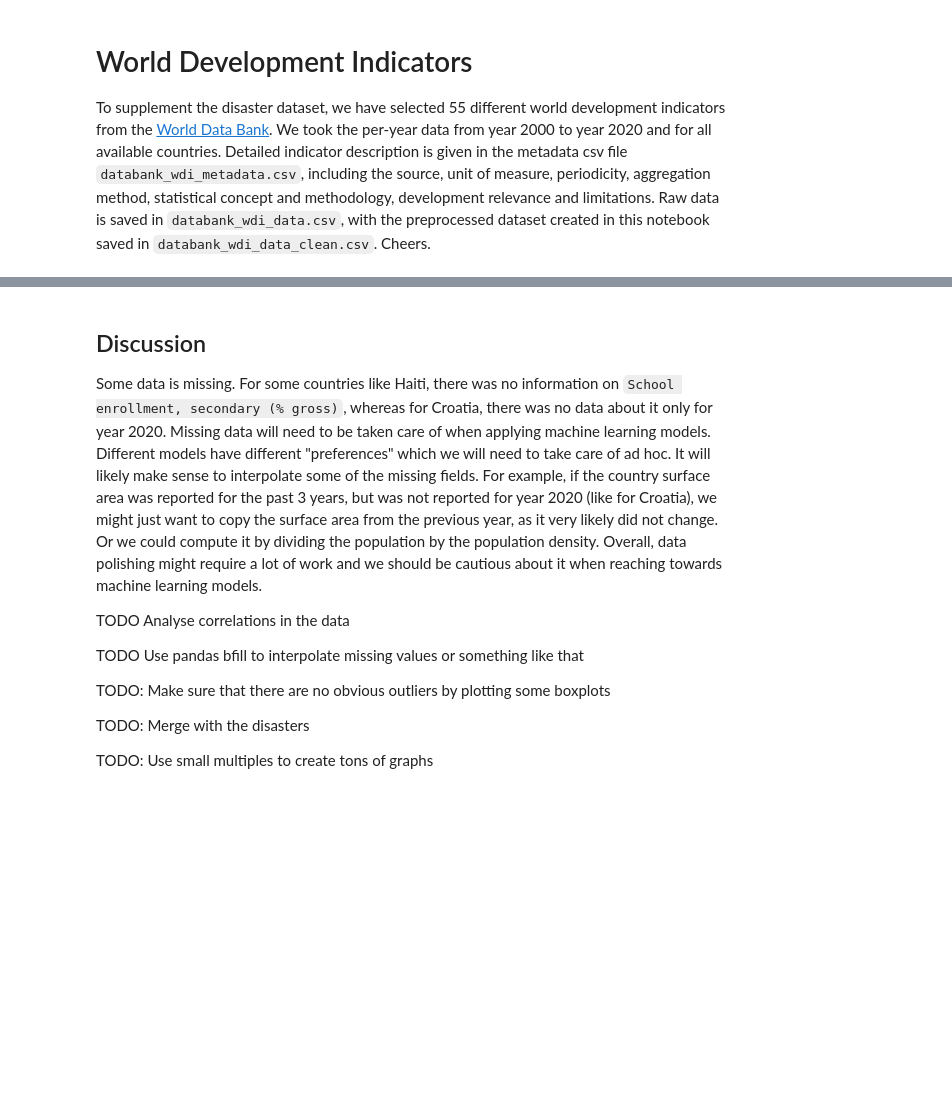
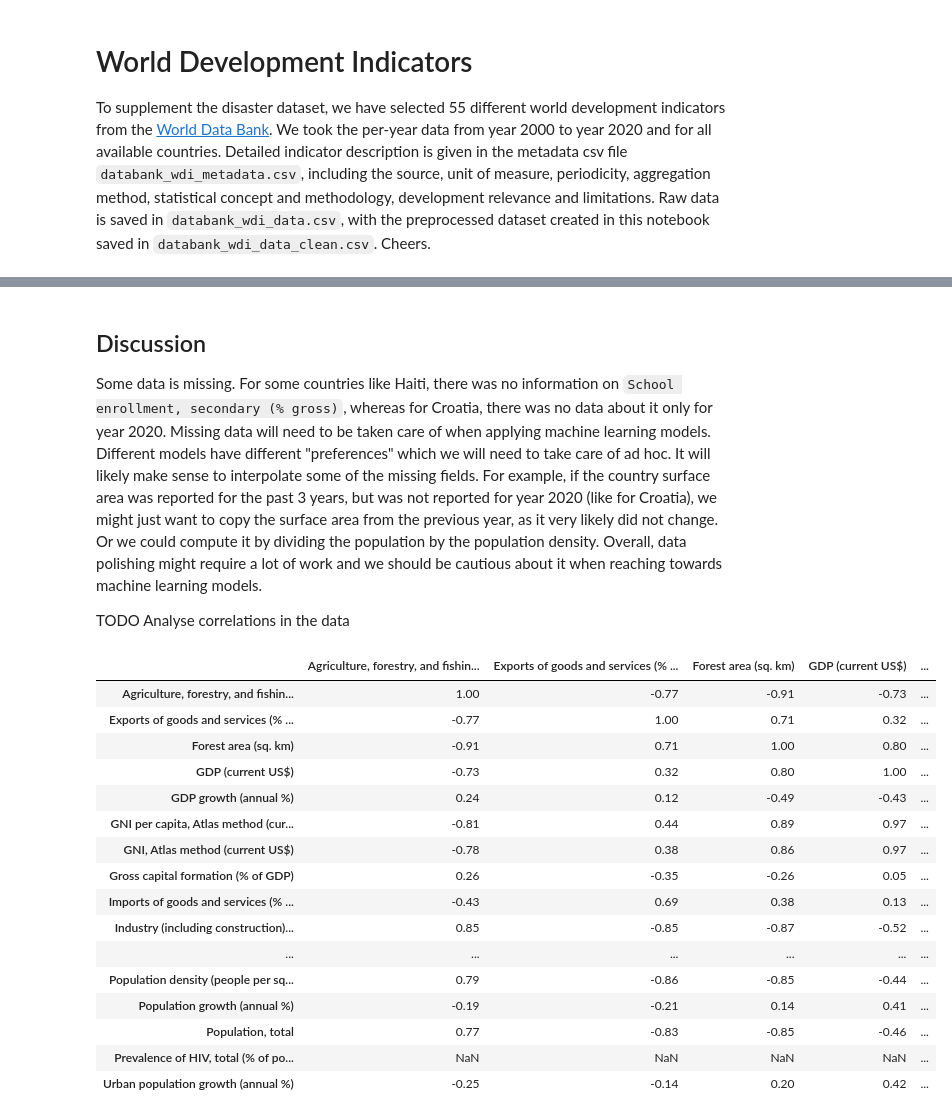
Before and after one commit to epfl-ada/ada-2021-project-hivemind, a Jupyter notebook: dataset_wdi.ipynb, the cells around one changed output, grey strips where cells are left out. Cells and saved outputs as stored; diff of their text form; code cells hidden in the pictures; blank space fills up the shorter version.

Commit message:
Correlate indicators of a country

```diff
--- a/dataset_wdi.ipynb
+++ b/dataset_wdi.ipynb
@@ -58,11 +134,37 @@ haiti[haiti.indicator_name.isin(interesting_indicators)]
 Some data is missing. For some countries like Haiti, there was no information on `School enrollment, secondary (% gross)`, whereas for Croatia, there was no data about it only for year 2020. Missing data will need to be taken care of when applying machine learning models. Different models have different "preferences" which we will need to take care of ad hoc. It will likely make sense to interpolate some of the missing fields. For example, if the country surface area was reported for the past 3 years, but was not reported for year 2020 (like for Croatia), we might just want to copy the surface area from the previous year, as it very likely did not change. Or we could compute it by dividing the population by the population density. Overall, data polishing might require a lot of work and we should be cautious about it when reaching towards machine learning models.
 
 TODO Analyse correlations in the data
-
-TODO Use pandas bfill to interpolate missing values or something like that
-
-TODO: Make sure that there are no obvious outliers by plotting some boxplots
-
-TODO: Merge with the disasters
-
-TODO: Use small multiples to create tons of graphs
+# %%
+def correlation_indicators_of_country(df, c_name):
+    country_df = df[df.country_name == c_name]
+    indicators = {}
+    for index, row in country_df.iterrows():
+        indicators[index] = row["indicator_name"]
+    country_df = country_df.filter(regex="([0-9]{4})")
+    country_df_t = country_df.transpose().dropna(axis=1).rename(columns=indicators)
+    return country_df_t.corr()
+
+def correlation_countries(df, c1_name, c2_name):
+    country1_df = df[df.country_name == c1_name]
+    country2_df = df[df.country_name == c2_name]
+    return country1_df.corrwith(country2_df, axis=1)
+# %%
+correlation_indicators_of_country(wdi, "Croatia")
+# %% [output]
+|  | Agriculture, forestry, and fishin... | Exports of goods and services (% ... | Forest area (sq. km) | GDP (current US$) | ... |
+| Agriculture, forestry, and fishin... | 1.00 | -0.77 | -0.91 | -0.73 | ... |
+| Exports of goods and services (% ... | -0.77 | 1.00 | 0.71 | 0.32 | ... |
+| Forest area (sq. km) | -0.91 | 0.71 | 1.00 | 0.80 | ... |
+| GDP (current US$) | -0.73 | 0.32 | 0.80 | 1.00 | ... |
+| GDP growth (annual %) | 0.24 | 0.12 | -0.49 | -0.43 | ... |
+| GNI per capita, Atlas method (cur... | -0.81 | 0.44 | 0.89 | 0.97 | ... |
+| GNI, Atlas method (current US$) | -0.78 | 0.38 | 0.86 | 0.97 | ... |
+| Gross capital formation (% of GDP) | 0.26 | -0.35 | -0.26 | 0.05 | ... |
+| Imports of goods and services (% ... | -0.43 | 0.69 | 0.38 | 0.13 | ... |
+| Industry (including construction)... | 0.85 | -0.85 | -0.87 | -0.52 | ... |
+| ... | ... | ... | ... | ... | ... |
+| Population density (people per sq... | 0.79 | -0.86 | -0.85 | -0.44 | ... |
+| Population growth (annual %) | -0.19 | -0.21 | 0.14 | 0.41 | ... |
+| Population, total | 0.77 | -0.83 | -0.85 | -0.46 | ... |
+| Prevalence of HIV, total (% of po... | NaN | NaN | NaN | NaN | ... |
+| Urban population growth (annual %) | -0.25 | -0.14 | 0.20 | 0.42 | ... |
```
Also changed, not shown: parts of 8 cells of this notebook.
